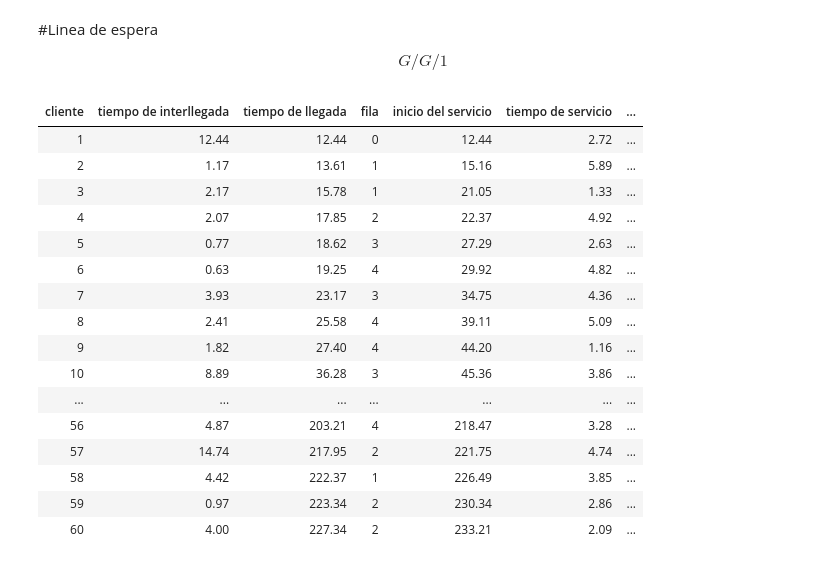
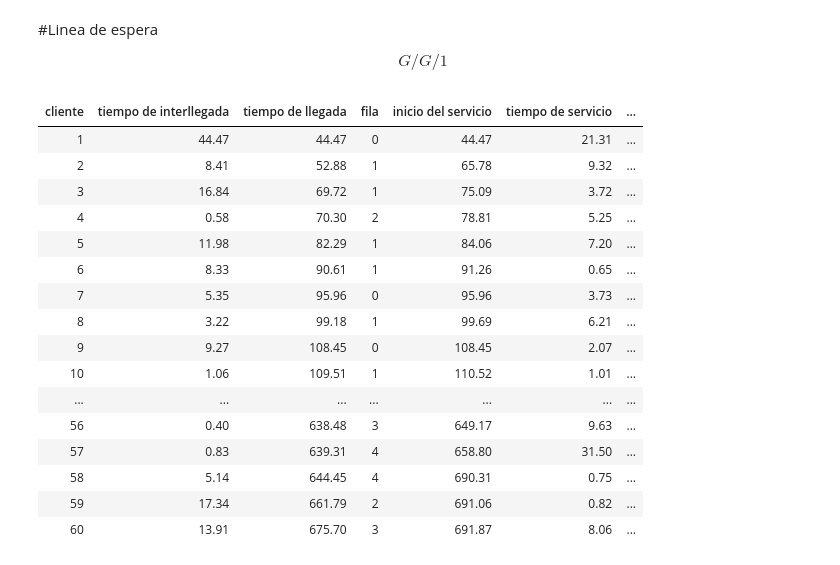
Before and after one commit to AyaxYordi/Simulacion, a Jupyter notebook: Linea_de_espera_un_servidor.ipynb, the cells around one changed output. Drawn from its saved outputs; the diff is of its cells as text; code cells hidden in the pictures.

```diff
--- a/Linea_de_espera_un_servidor.ipynb
+++ b/Linea_de_espera_un_servidor.ipynb
@@ -20,14 +20,20 @@ def lineaE(n):
 	t0 = 0
 	s = 0 # total de clientes en la fila
 	k = 0 # indice
-	datos = np.zeros( (n,7) )
-	encabezados = ['cliente','tiempo de interllegada','tiempo de llegada','fila','inicio del servicio','tiempo de servicio','fin del servicio']
+	datos = np.zeros( (n,8) )
+	encabezados = ['cliente',
+	               'tiempo de interllegada',
+									'tiempo de llegada',
+									'fila',
+									'inicio del servicio',
+									'tiempo de servicio',
+									'fin del servicio','tiempo en el sistema']
 	for i in range(n):
 		# numero de cliente
 		datos[i][0] = i + 1
 
 		# tiempo entre llegadas
-		t = expo(1/4) # distribucion de llegadas
+		t = expo(1/15) # distribucion de llegadas
 		datos[i][1] = t
 
 		# tiempo de llegada
@@ -44,51 +50,53 @@ def lineaE(n):
 		elif t0 < datos[k][6]:
 			s += 1
 			datos[i][3] = s
 		elif t0 > datos[k][6]:
 			w = len( list( filter( Contar( datos[i][2] ).c , datos[k:i,6] )))
 			s = len( datos[k:i,6] ) - w
-			k = w # se actualiza el indice
+			k += w # se actualiza el indice
 			datos[i][3] = s
 
 		# inicio del servicio
 		if i==0:
 			datos[i][4] = t
 		else:
 			datos[i][4] = max( datos[i-1][6] , t0 )
 
 		# distribucion del tiempo de servicio
-		u = (6-1)*random()+1
+		u = expo(1/8)
 		datos[i][5] = u
 
 		# fin del servicio
 		datos[i][6] = datos[i][4] + u
 
-		#
+		# tiempo en el sistema
+		datos[i][7] = datos[i][6] - t0
 	return pd.DataFrame( np.round(datos,2) , columns = encabezados,dtype=float).astype({'cliente':np.int32,
 'tiempo de interllegada':np.float32,
 'tiempo de llegada':np.float32,
 'fila':np.int32,
 'inicio del servicio':np.float32,
 'tiempo de servicio':np.float32,
-'fin del servicio':np.float32}).style.hide( axis = "index" ).format( precision = 2 )
+'fin del servicio':np.float32,
+'tiempo en el sistema':np.float32})
 
-simu = lineaE(60)
+simu = lineaE(60).style.hide( axis = "index" ).format( precision = 2 )
 simu
 # %% [output]
 | cliente | tiempo de interllegada | tiempo de llegada | fila | inicio del servicio | tiempo de servicio | ... |
-| 1 | 12.44 | 12.44 | 0 | 12.44 | 2.72 | ... |
-| 2 | 1.17 | 13.61 | 1 | 15.16 | 5.89 | ... |
-| 3 | 2.17 | 15.78 | 1 | 21.05 | 1.33 | ... |
-| 4 | 2.07 | 17.85 | 2 | 22.37 | 4.92 | ... |
-| 5 | 0.77 | 18.62 | 3 | 27.29 | 2.63 | ... |
-| 6 | 0.63 | 19.25 | 4 | 29.92 | 4.82 | ... |
-| 7 | 3.93 | 23.17 | 3 | 34.75 | 4.36 | ... |
-| 8 | 2.41 | 25.58 | 4 | 39.11 | 5.09 | ... |
-| 9 | 1.82 | 27.40 | 4 | 44.20 | 1.16 | ... |
-| 10 | 8.89 | 36.28 | 3 | 45.36 | 3.86 | ... |
+| 1 | 44.47 | 44.47 | 0 | 44.47 | 21.31 | ... |
+| 2 | 8.41 | 52.88 | 1 | 65.78 | 9.32 | ... |
+| 3 | 16.84 | 69.72 | 1 | 75.09 | 3.72 | ... |
+| 4 | 0.58 | 70.30 | 2 | 78.81 | 5.25 | ... |
+| 5 | 11.98 | 82.29 | 1 | 84.06 | 7.20 | ... |
+| 6 | 8.33 | 90.61 | 1 | 91.26 | 0.65 | ... |
+| 7 | 5.35 | 95.96 | 0 | 95.96 | 3.73 | ... |
+| 8 | 3.22 | 99.18 | 1 | 99.69 | 6.21 | ... |
+| 9 | 9.27 | 108.45 | 0 | 108.45 | 2.07 | ... |
+| 10 | 1.06 | 109.51 | 1 | 110.52 | 1.01 | ... |
 | ... | ... | ... | ... | ... | ... | ... |
-| 56 | 4.87 | 203.21 | 4 | 218.47 | 3.28 | ... |
-| 57 | 14.74 | 217.95 | 2 | 221.75 | 4.74 | ... |
-| 58 | 4.42 | 222.37 | 1 | 226.49 | 3.85 | ... |
-| 59 | 0.97 | 223.34 | 2 | 230.34 | 2.86 | ... |
-| 60 | 4.00 | 227.34 | 2 | 233.21 | 2.09 | ... |
+| 56 | 0.40 | 638.48 | 3 | 649.17 | 9.63 | ... |
+| 57 | 0.83 | 639.31 | 4 | 658.80 | 31.50 | ... |
+| 58 | 5.14 | 644.45 | 4 | 690.31 | 0.75 | ... |
+| 59 | 17.34 | 661.79 | 2 | 691.06 | 0.82 | ... |
+| 60 | 13.91 | 675.70 | 3 | 691.87 | 8.06 | ... |
```
Also changed, not shown: parts of 5 cells of this notebook.
